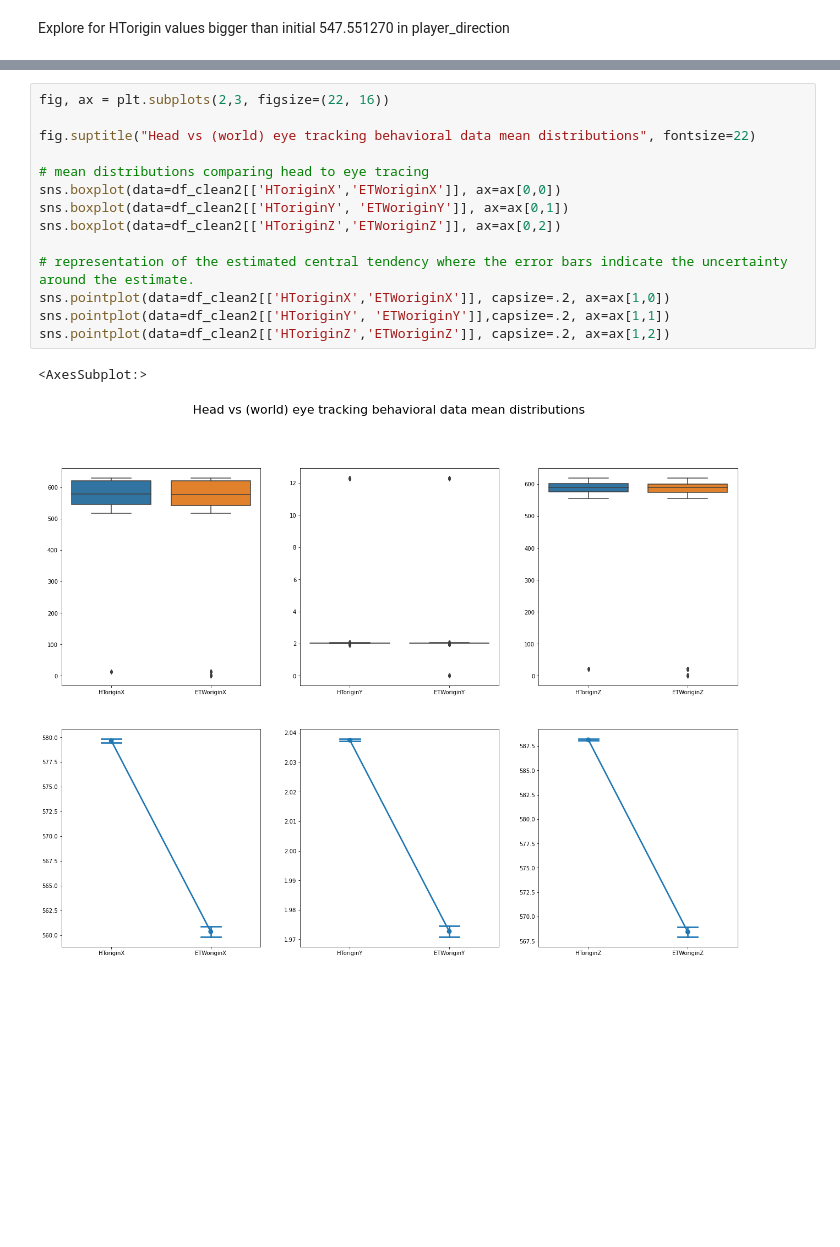
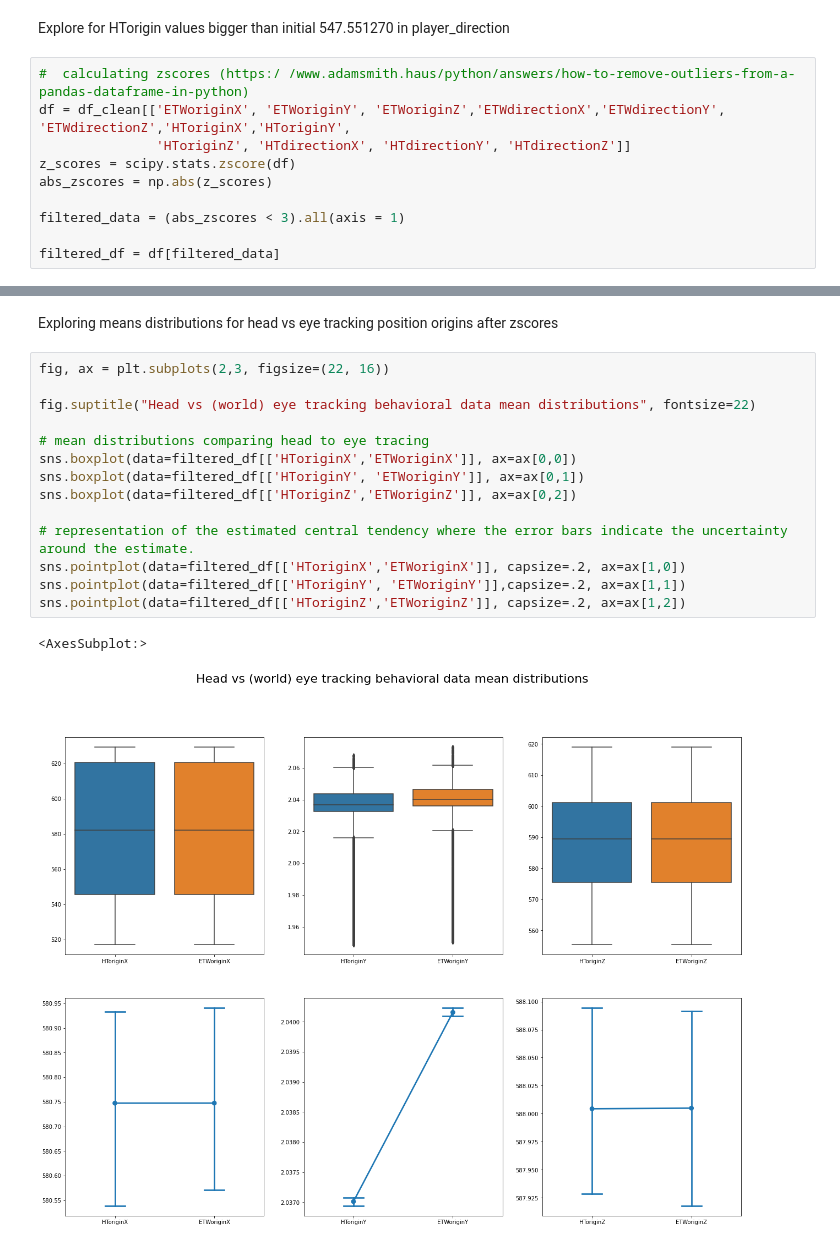
Before and after one commit to JohnMadrid/VillageBehavioralWalk, a Jupyter notebook: positions_filtering.ipynb, the cells around one changed output, grey strips where cells are left out. Saved outputs shown, nothing was run; the diff lists cells and outputs as text; blank space fills up the shorter version.

Commit message:
zscores outliers

```diff
--- a/positions_filtering.ipynb
+++ b/positions_filtering.ipynb
@@ -334,2 +319,12 @@ dtype: float64
 # %% [markdown]
 Explore for HTorigin values bigger than initial 547.551270 in player_direction
+# %%
+#  calculating zscores (https:/ /www.adamsmith.haus/python/answers/how-to-remove-outliers-from-a-pandas-dataframe-in-python)
+df = df_clean[['ETWoriginX', 'ETWoriginY', 'ETWoriginZ','ETWdirectionX','ETWdirectionY', 'ETWdirectionZ','HToriginX','HToriginY',
+               'HToriginZ', 'HTdirectionX', 'HTdirectionY', 'HTdirectionZ']]
+z_scores = scipy.stats.zscore(df)
+abs_zscores = np.abs(z_scores)
+
+filtered_data = (abs_zscores < 3).all(axis = 1)
+
+filtered_df = df[filtered_data]
@@ -336,17 +353,19 @@ Explore for HTorigin values bigger than initial 547.551270 in player_direction
+# %% [markdown]
+Exploring means distributions for head vs eye tracking position origins after zscores
 # %%
 fig, ax = plt.subplots(2,3, figsize=(22, 16))
 
 fig.suptitle("Head vs (world) eye tracking behavioral data mean distributions", fontsize=22)
 
 # mean distributions comparing head to eye tracing
-sns.boxplot(data=df_clean2[['HToriginX','ETWoriginX']], ax=ax[0,0])
-sns.boxplot(data=df_clean2[['HToriginY', 'ETWoriginY']], ax=ax[0,1])
-sns.boxplot(data=df_clean2[['HToriginZ','ETWoriginZ']], ax=ax[0,2])
+sns.boxplot(data=filtered_df[['HToriginX','ETWoriginX']], ax=ax[0,0])
+sns.boxplot(data=filtered_df[['HToriginY', 'ETWoriginY']], ax=ax[0,1])
+sns.boxplot(data=filtered_df[['HToriginZ','ETWoriginZ']], ax=ax[0,2])
 
 # representation of the estimated central tendency where the error bars indicate the uncertainty around the estimate.
-sns.pointplot(data=df_clean2[['HToriginX','ETWoriginX']], capsize=.2, ax=ax[1,0])
-sns.pointplot(data=df_clean2[['HToriginY', 'ETWoriginY']],capsize=.2, ax=ax[1,1])
-sns.pointplot(data=df_clean2[['HToriginZ','ETWoriginZ']], capsize=.2, ax=ax[1,2])
+sns.pointplot(data=filtered_df[['HToriginX','ETWoriginX']], capsize=.2, ax=ax[1,0])
+sns.pointplot(data=filtered_df[['HToriginY', 'ETWoriginY']],capsize=.2, ax=ax[1,1])
+sns.pointplot(data=filtered_df[['HToriginZ','ETWoriginZ']], capsize=.2, ax=ax[1,2])
 # %% [output]
 <AxesSubplot:>
-[figure, old version]
+[figure, new version]
```
Also changed, not shown: parts of 11 cells of this notebook.
